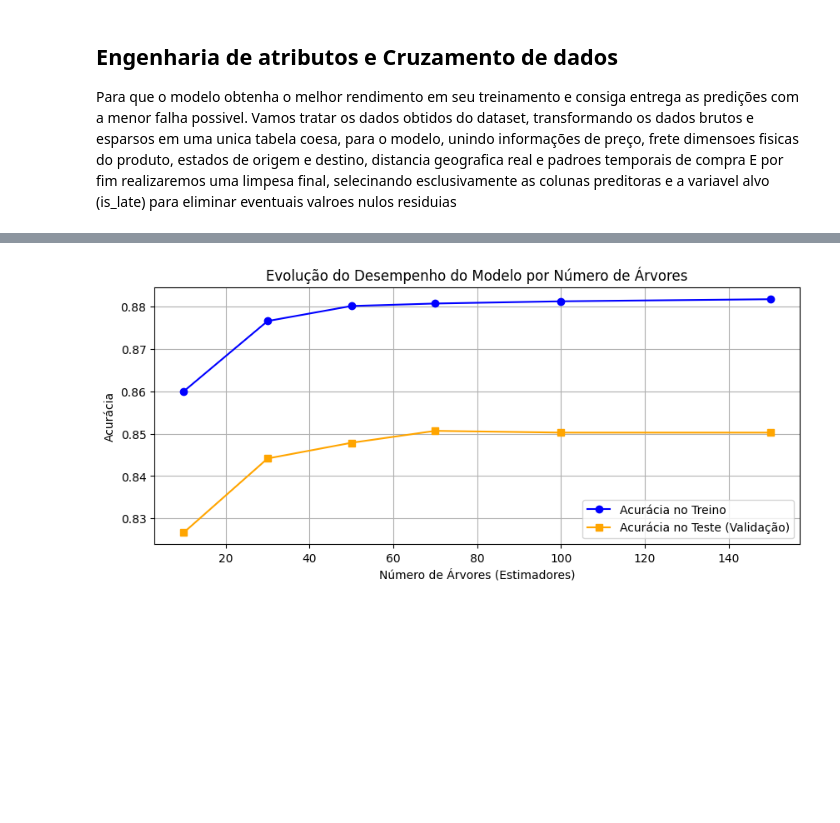
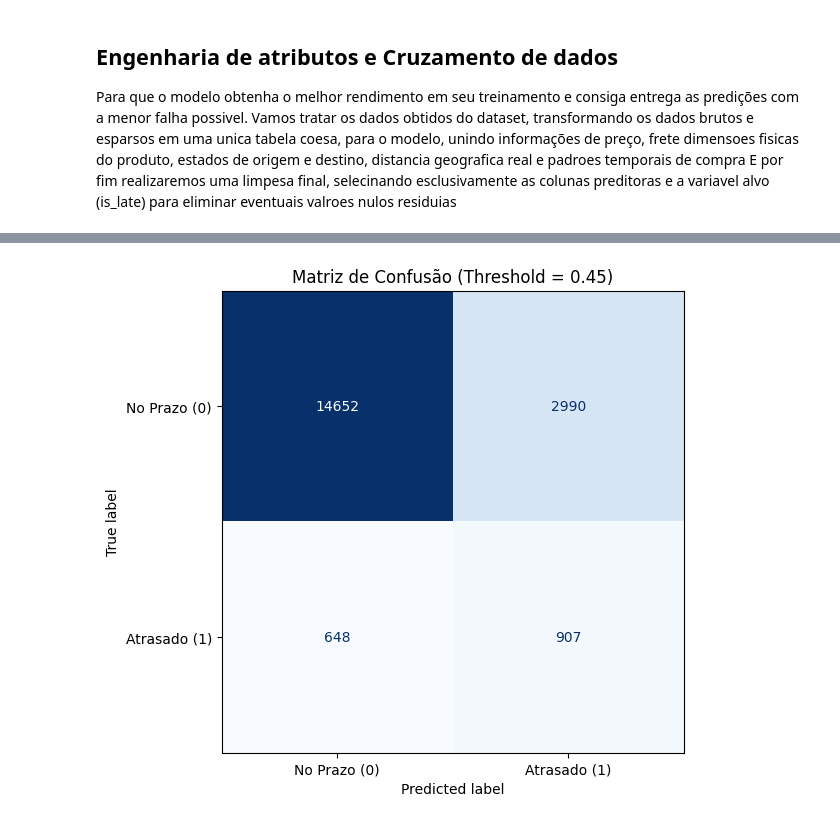
Before and after one commit to hallwaytechgrupo/LogiPredictAI, a Jupyter notebook: ML/logiPredict.ipynb, the cells around one changed output, grey strips where cells are left out. Drawn from its saved outputs; the diff is of its cells as text; code cells hidden in the pictures; blank space fills up the shorter version.

Commit message:
updating ML model

```diff
--- a/ML/logiPredict.ipynb
+++ b/ML/logiPredict.ipynb
@@ -200,7 +234,7 @@ from sklearn.compose import ColumnTransformer
 from sklearn.pipeline import Pipeline
 from sklearn.preprocessing import StandardScaler, OneHotEncoder
 from sklearn.ensemble import RandomForestClassifier
-from sklearn.metrics import accuracy_score, classification_report, roc_auc_score
+from sklearn.metrics import accuracy_score, classification_report, roc_auc_score, ConfusionMatrixDisplay
 
 print("1. Separando os dados em Atributos (X) e Variável Alvo (y)...")
 X = df_model.drop(columns=['is_late'])
@@ -211,11 +245,12 @@ X_train, X_test, y_train, y_test = train_test_split(
     X, y, test_size=0.2, random_state=42, stratify=y
 )
 
-print("3. Configurando o pré-processamento das colunas...")
+print("3. Configurando o pré-processamento com todas as features numéricas...")
 numeric_features = [
     'price', 'freight_value', 'product_weight_g',
-    'product_length_cm', 'product_height_cm', 'product_width_cm',
-    'distance_km', 'purchase_dayofweek', 'purchase_month', 'estimated_delivery_days'
+    'product_length_cm', 'product_height_cm', 'product_width_cm', 'product_volume_cm3',
+    'distance_km', 'required_speed_km_day', 'product_density',
+    'purchase_dayofweek', 'purchase_month', 'is_peak_month', 'estimated_delivery_days'
 ]
 categorical_features = ['customer_state', 'seller_state']
 
@@ -226,72 +261,59 @@ preprocessor = ColumnTransformer(
     ]
 )
 
-# 4. Construindo o Pipeline de Machine Learning
+# 4. Construindo o Pipeline com parâmetros seguros e eficientes
 pipeline = Pipeline(steps=[
     ('preprocessor', preprocessor),
     ('classifier', RandomForestClassifier(
-        n_estimators=100,
-        max_depth=14,
+        n_estimators=150,
+        max_depth=16,                  # Levemente reduzido para ganho de velocidade extrema
+        min_samples_split=15,          # Evita divisões excessivas nas árvores
+        min_samples_leaf=8,
+        max_features='sqrt',
+        criterion='gini',
         random_state=42,
-        class_weight='balanced',
-        n_jobs=-1
+        class_weight='balanced_subsample',
+        n_jobs=-1                      # Deixa o Random Forest usar todos os núcleos com folga
     ))
 ])
 
 print("5. Aplicando Validação Cruzada Estruturada (StratifiedKFold - 5 Folds)...")
-# A validação cruzada divide o treino em 5 partes, treinando em 4 e testando em 1 rodízio,
-# garantindo que o score médio reflita o desempenho real em diferentes cenários de dados.
 cv = StratifiedKFold(n_splits=5, shuffle=True, random_state=42)
-cv_scores = cross_val_score(pipeline, X_train, y_train, cv=cv, scoring='roc_auc', n_jobs=-1)
+
+# IMPORTANTE: Removemos o n_jobs do cross_val_score para evitar o conflito de threads com o Random Forest
+cv_scores = cross_val_score(pipeline, X_train, y_train, cv=cv, scoring='roc_auc')
 
 print(f"Scores ROC-AUC da Validação Cruzada por Fold: {[f'{score:.4f}' for score in cv_scores]}")
 print(f"ROC-AUC Médio na Validação Cruzada: {cv_scores.mean():.4f} (+/- {cv_scores.std() * 2:.4f})\n")
 
-print("6. Gerando a Curva de Aprendizado para monitoramento visual...")
-X_train_processed = preprocessor.fit_transform(X_train)
-X_test_processed = preprocessor.transform(X_test)
-
-estimator_steps = [10, 30, 50, 70, 100, 150]
-train_accuracies = []
-test_accuracies = []
-
-for n in estimator_steps:
-    rf_temp = RandomForestClassifier(
-        n_estimators=n, max_depth=14, random_state=42, class_weight='balanced', n_jobs=-1
-    )
-    rf_temp.fit(X_train_processed, y_train)
-
-    train_pred = rf_temp.predict(X_train_processed)
-    test_pred = rf_temp.predict(X_test_processed)
-
-    train_accuracies.append(accuracy_score(y_train, train_pred))
-    test_accuracies.append(accuracy_score(y_test, test_pred))
-
-plt.figure(figsize=(10, 4))
-plt.plot(estimator_steps, train_accuracies, marker='o', label='Acurácia no Treino', color='blue')
-plt.plot(estimator_steps, test_accuracies, marker='s', label='Acurácia no Teste (Validação)', color='orange')
-plt.title('Evolução do Desempenho do Modelo por Número de Árvores')
-plt.xlabel('Número de Árvores (Estimadores)')
-plt.ylabel('Acurácia')
-plt.legend()
-plt.grid(True)
-plt.show()
-
-print("7. Treinando o Pipeline definitivo com todo o conjunto de treino...")
+print("6. Treinando o Pipeline definitivo com todo o conjunto de treino...")
 pipeline.fit(X_train, y_train)
 
-print("8. Avaliação final no conjunto de teste independente...")
+print("7. Avaliação final no conjunto de teste independente e Plotagem da Matriz de Confusão...")
 y_proba = pipeline.predict_proba(X_test)[:, 1]
 
-# Ajustando o limiar (threshold) para 0.6 para equilibrar melhor as previsões de atraso
-threshold = 0.6
+threshold = 0.45
 y_pred_adjusted = (y_proba >= threshold).astype(int)
 
 print(f"\nRelatório Final (com Limiar Ajustado para {threshold}):")
 print(classification_report(y_test, y_pred_adjusted))
 print(f"ROC-AUC Score Final: {roc_auc_score(y_test, y_proba):.4f}")
 
-print("\n9. Salvando o modelo otimizado com Joblib...")
+# Plotando a Matriz de Confusão visualmente
+fig, ax = plt.subplots(figsize=(6, 6))
+ConfusionMatrixDisplay.from_predictions(
+    y_test,
+    y_pred_adjusted,
+    display_labels=['No Prazo (0)', 'Atrasado (1)'],
+    cmap=plt.cm.Blues,
+    ax=ax,
+    colorbar=False
+)
+plt.title(f'Matriz de Confusão (Threshold = {threshold})')
+plt.grid(False)
+plt.show()
+
+print("\n8. Salvando o modelo otimizado com Joblib...")
 model_filename = "delivery_delay_model.joblib"
 joblib.dump(pipeline, model_filename)
 print(f"Modelo salvo com sucesso no arquivo: '{model_filename}'!")
@@ -307 +338 @@ ROC-AUC Médio na Validação Cruzada: 0.7630 (+/- 0.0117)
-[figure, old version]
+[figure, new version]
```
Also changed, not shown: parts of 4 cells of this notebook, 5 other files.
